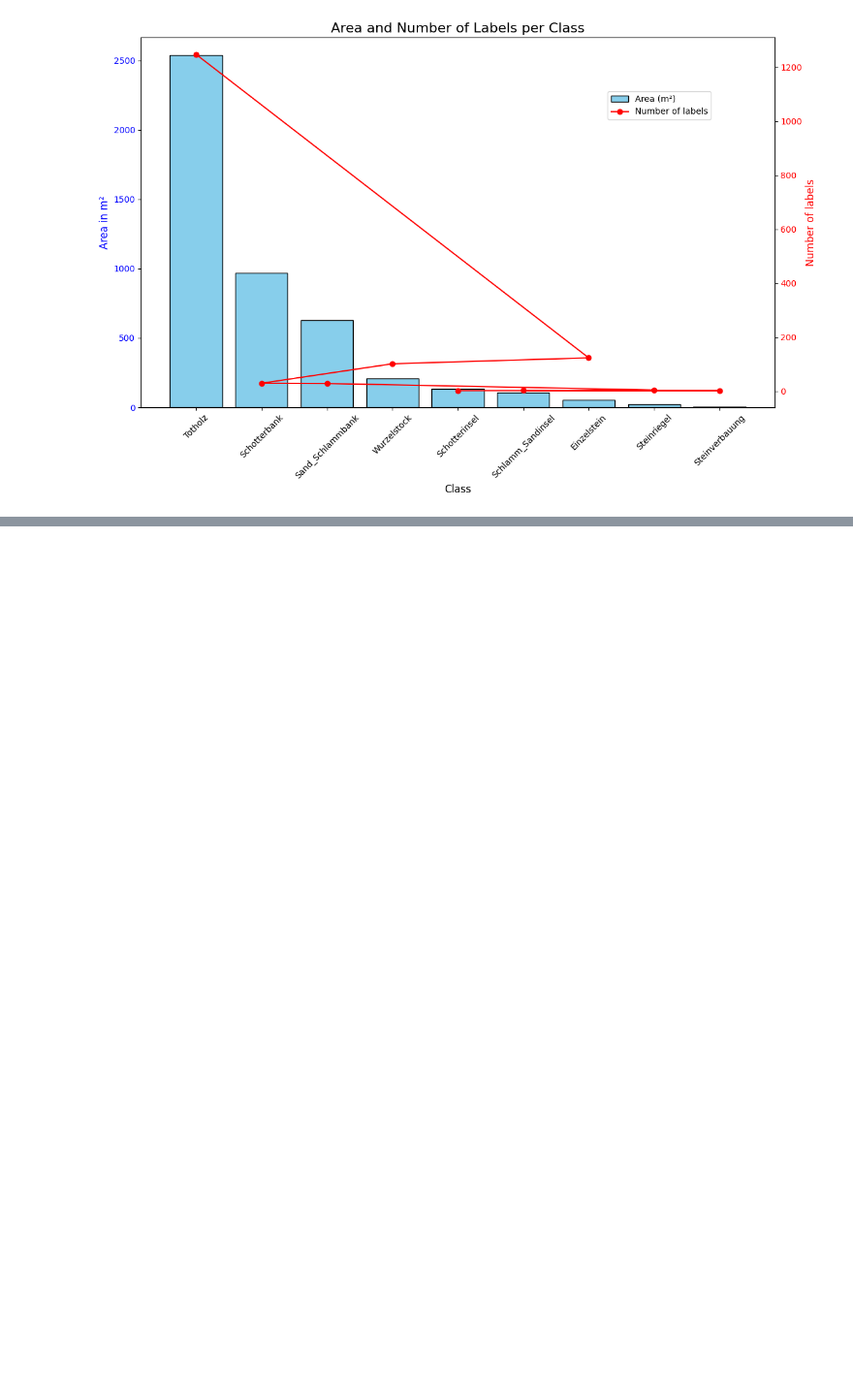
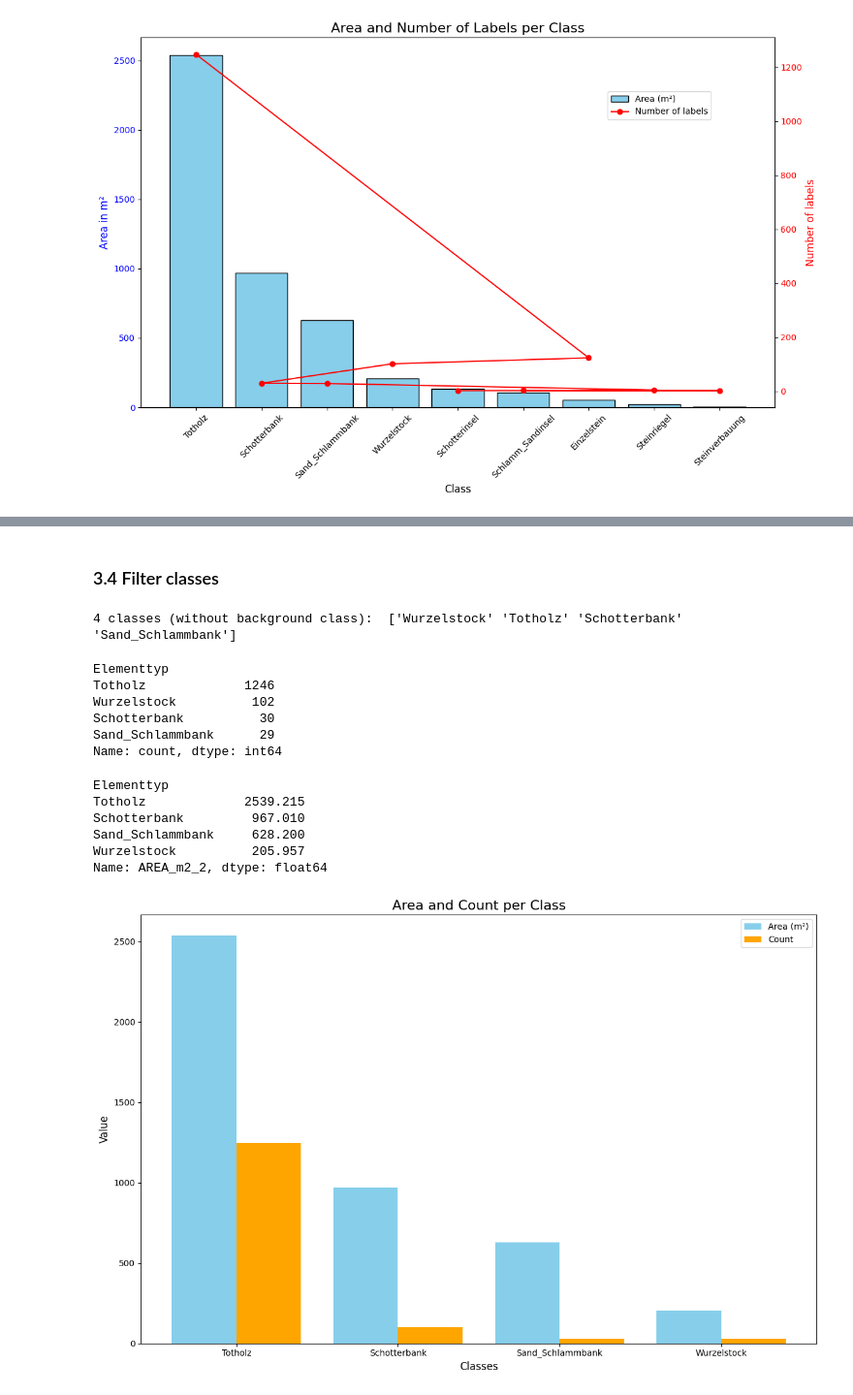
Before and after one commit to hiebschi/MoSE, a Jupyter notebook: notebooks/01_preprocessing/01.1_load_and_explore_data.ipynb, the cells around one changed output, grey strips where cells are left out. Shown at 97% size. Cells and saved outputs as stored; diff of their text form; code cells hidden in the pictures; blank space fills up the shorter version.

Commit message:
plots for reduced classes

```diff
--- a/notebooks/01_preprocessing/01.1_load_and_explore_data.ipynb
+++ b/notebooks/01_preprocessing/01.1_load_and_explore_data.ipynb
@@ -379,0 +381,68 @@ plt.show()
+# %% [markdown]
+### 3.4 Filter classes
+# %%
+# Remove labels without class assignment
+labels_filtered = labels_shp[labels_shp["Elementtyp"].notnull()]
+
+# Exclude classes with not enough or too small labels
+exclude_classes = ['Einzelstein', 'Steinverbauung', 'Steinriegel', 'Schlamm_Sandinsel', 'Schotterinsel']
+labels_filtered = labels_filtered[~labels_filtered["Elementtyp"].isin(exclude_classes)]
+
+print("4 classes (without background class): ", labels_filtered["Elementtyp"].unique())
+# %% [output]
+4 classes (without background class):  ['Wurzelstock' 'Totholz' 'Schotterbank' 'Sand_Schlammbank']
+# %%
+class_counts_filt = labels_filtered["Elementtyp"].value_counts()
+class_counts_filt
+# %% [output]
+Elementtyp
+Totholz             1246
+Wurzelstock          102
+Schotterbank          30
+Sand_Schlammbank      29
+Name: count, dtype: int64
+# %%
+# add/sum up area per class labels
+area_per_class_filt = labels_filtered.groupby("Elementtyp")["AREA_m2_2"].sum()
+
+# sort the classes in descending order
+area_per_class_filt = area_per_class_filt.sort_values(ascending=False)
+area_per_class_filt
+# %% [output]
+Elementtyp
+Totholz             2539.215
+Schotterbank         967.010
+Sand_Schlammbank     628.200
+Wurzelstock          205.957
+Name: AREA_m2_2, dtype: float64
+# %%
+import numpy as np
+
+# prepare data
+classes = area_per_class_filt.index
+x = np.arange(len(classes))  # positions of the classes on the x-axis
+width = 0.4  # width of the bars
+
+# joint diagram
+fig, ax = plt.subplots(figsize=(12, 8))
+
+# bars for the area per classes (left)
+ax.bar(x - width / 2, area_per_class_filt.values, width, color="skyblue", label="Area (m²)")
+
+# bars for the counts of labels per classes (right)
+ax.bar(x + width / 2, class_counts_filt.values, width, color="orange", label="Count")
+
+# axis title and descriptions
+ax.set_xlabel("Classes", fontsize=12)
+ax.set_ylabel("Value", fontsize=12)
+ax.set_title("Area and Count per Class", fontsize=16)
+ax.set_xticks(x)
+ax.set_xticklabels(classes, rotation=0)
+
+# add legend
+ax.legend()
+
+plt.tight_layout()
+plt.show()
+# %% [output]
+[figure, added]
```
Also changed, not shown: parts of 4 cells of this notebook.
